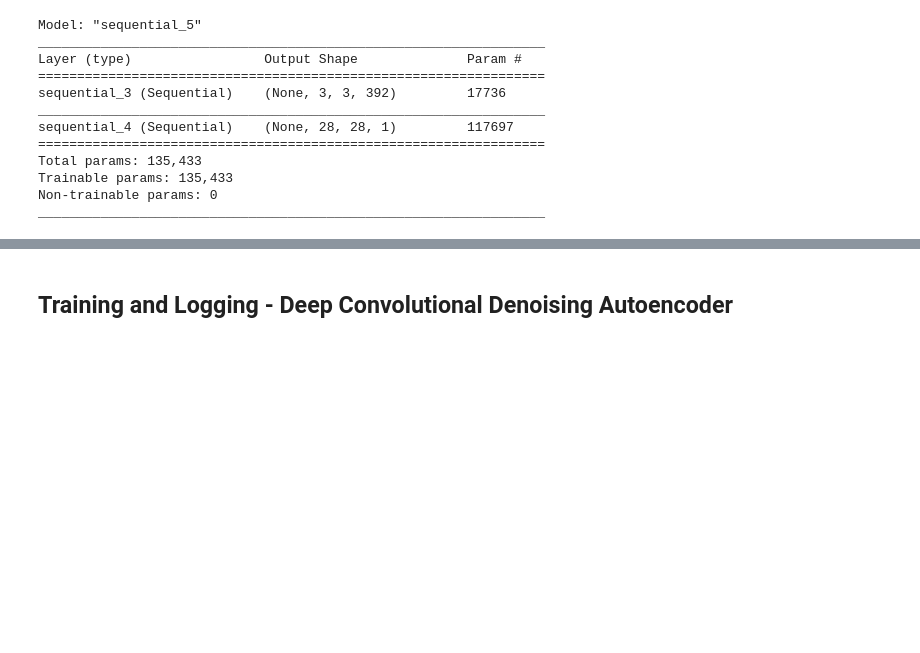
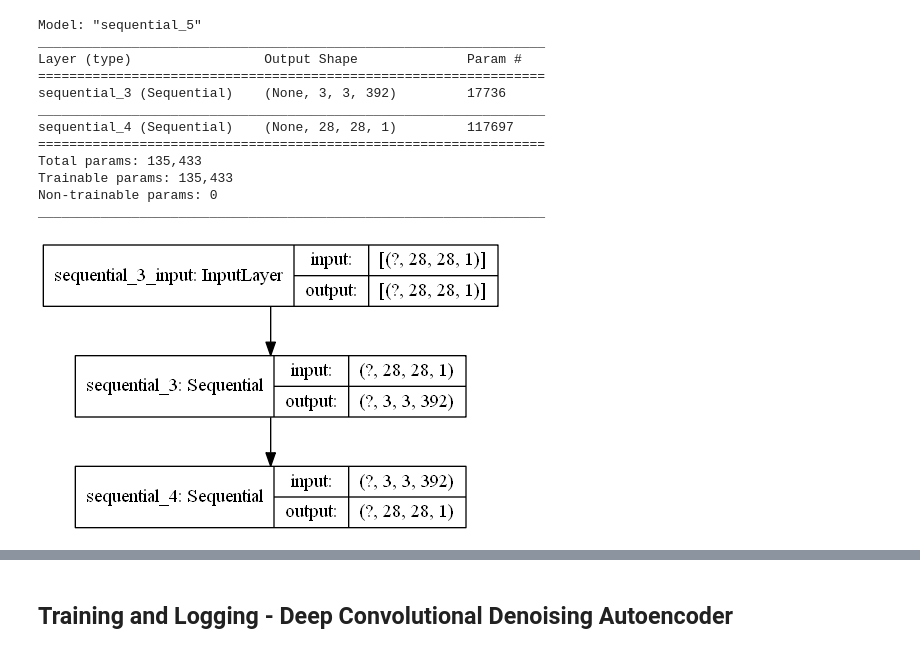
Before and after one commit to IIIskiplikIII/autoencoding-mnist, a Jupyter notebook: autoencoding-mnist.ipynb, the cells around one changed output, grey strips where cells are left out. Saved outputs shown, nothing was run; the diff lists cells and outputs as text; code cells hidden in the pictures; blank space fills up the shorter version.

```diff
--- a/autoencoding-mnist.ipynb
+++ b/autoencoding-mnist.ipynb
@@ -376,3 +376,7 @@ Total params: 135,433
 Trainable params: 135,433
 Non-trainable params: 0
 _________________________________________________________________
+# %%
+plot_model(conv_denoising_ae, 'conv_autencoder.png', show_shapes=True)
+# %% [output]
+[figure, added]
```
Also changed, not shown: parts of 33 cells of this notebook.
